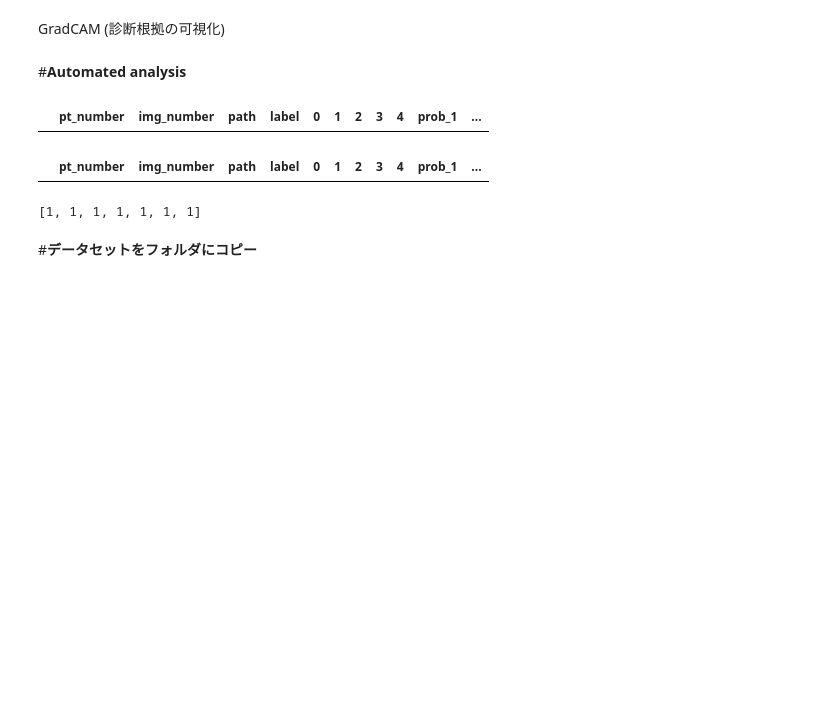
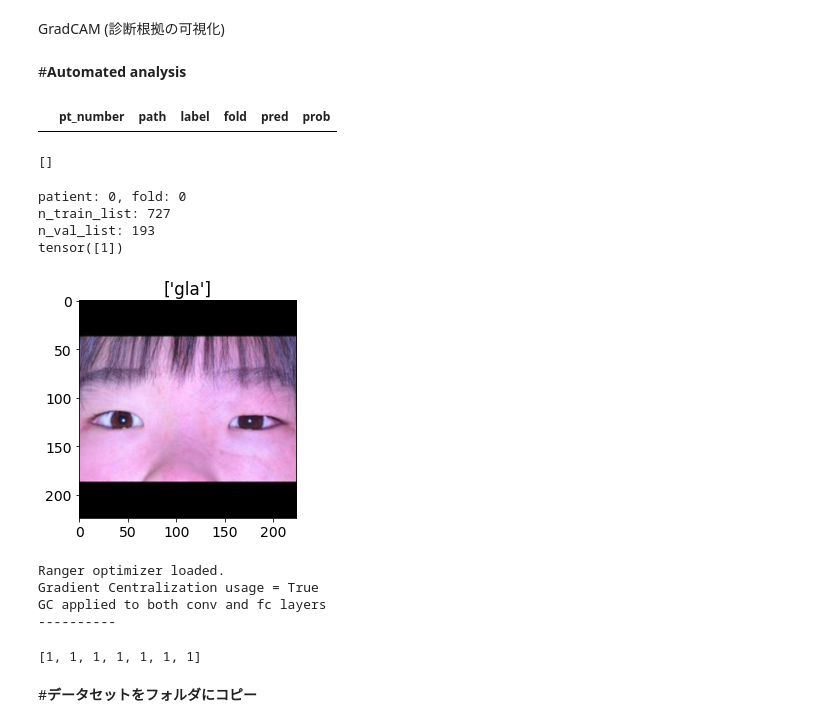
Before and after one commit to ykitaguchi77/CongenitalGlaucoma_AI_project, a Jupyter notebook: EfficientNetv2_training_to_streamlit.ipynb, the cells around one changed output. Cells and saved outputs as stored; diff of their text form; code cells hidden in the pictures; blank space fills up the shorter version.

```diff
--- a/EfficientNetv2_training_to_streamlit.ipynb
+++ b/EfficientNetv2_training_to_streamlit.ipynb
@@ -1036,35 +1036,20 @@ for j in range(len(test_dataset)):
     plt.show()
 # %% [markdown]
 #**Automated analysis**
-# %%
-#保存用の空CSVを作成
-pt_num = []
-k=0
-for data in testset:
-    pt_num.append([k]*len(data))
-    k+=1
-
-img_num = []
-for data in testset:
-    img_num.append(list(range(len(data))))
-
-patient_num = list(itertools.chain.from_iterable(pt_num))
-img_num = list(itertools.chain.from_iterable(img_num))
-patient_path = list(itertools.chain.from_iterable(testset))
-patient_label = list(itertools.chain.from_iterable(testset_label))
-
-df_result = pd.DataFrame(index=[],columns=[])
-df_result = pd.DataFrame(index=[],columns=["pt_number","img_number", "path","label", "0","1","2","3","4", "prob_1", "prob_2", "prob_3", "prob_4", "prob_5"])
-df_result["pt_number"] = patient_num
-df_result["img_number"] = img_num
-df_result["path"] = patient_path
-df_result["label"] = patient_label
-
-result_csv_path = r"H:\先天性緑内障\result_EfficientNetV2.csv"
-df_result.to_csv(result_csv_path,encoding="shift_jis", index=False)
-df_result
-# %% [output]
-|  | pt_number | img_number | path | label | 0 | 1 | 2 | 3 | 4 | prob_1 | ... |
+# %%
+#保存用の空CSVを作成
+df_result = pd.DataFrame(index=[],columns=[])
+df_result = pd.DataFrame(index=[],columns=["pt_number", "path","fold","label",  "pred", "prob"])
+
+result_csv_path = r"H:\先天性緑内障\result_EfficientNetV2.csv"
+df_result.to_csv(result_csv_path,encoding="shift_jis", index=False)
+df_result
+# %% [output]
+|  | pt_number | path | label | fold | pred | prob |
+# %%
+patient_num
+# %% [output]
+[]
 # %%
 df_result.to_csv(result_csv_path,encoding="shift_jis", index=False) #save as csv
 # %%
@@ -1186,44 +1171,55 @@ for fold in range(fold, 5): #指定したfoldから開始
           _, pred = torch.max(output, 1)
 
           prob = nn.Softmax(dim=1)(output) #calculate probalility
           prob = prob[0][1].cpu().detach() #probalility of being positive
           print(prob)
           print(pred)
 
           probs.append(prob)
           preds.append(int(pred))  #予測結果
           targets.append(int(target)) #ラベル
 
           #gradcam(model_ft, image_tensor)
 
     y_test = np.array(targets)
     y_pred = np.array(preds)
     y_prob = np.array(probs)
     print("label")
     print(y_test)
     print("pred")
     print(y_pred)
     print("prob")
     print(y_prob)
 
     #write result to df
-    row = 0
-    for i in testset[0:pt]:
-        row += len(i)
-    column = fold + 4
-    df_result.iloc[row:row+len(y_pred), column] = y_pred
-    column = fold + 9
-    df_result.iloc[row:row+len(y_pred), column] = y_prob
+    df_result_new = pd.DataFrame(index=[],columns=[])
+    df_result_new = pd.DataFrame(index=[],columns=["pt_number", "path","fold", "label","pred", "prob"])
+
+
+    df_result_new["pt_number"] = [os.path.splitext(os.path.basename(path))[0].split("_")[0] for path in val_list]
+    df_result_new["path"] = val_list
+    df_result_new["label"] = val_list_label #y_testと同じ
+    df_result_new["fold"] = fold
+    df_result_new["pred"] = y_pred
+    df_result_new["prob"] = y_prob
+
+    df_result = pd.concat([df_result, df_result_new])
     df_result.to_csv(result_csv_path,encoding="shift_jis", index=False) #save as csv
 
     #経過時間を表示
     time_end = time.perf_counter()
     time_elapsed = (time_end - time_start)
     print("Elapsed time: "+str(time_elapsed))
+# %% [output]
+patient: 0, fold: 0
+n_train_list: 727
+n_val_list: 193
+tensor([1])
+[figure, added]
+Ranger optimizer loaded.
+Gradient Centralization usage = True
+GC applied to both conv and fc layers
+----------
-# %%
-df_result
-# %% [output]
-|  | pt_number | img_number | path | label | 0 | 1 | 2 | 3 | 4 | prob_1 | ... |
 # %%
 #GradCAMあり
 
```
